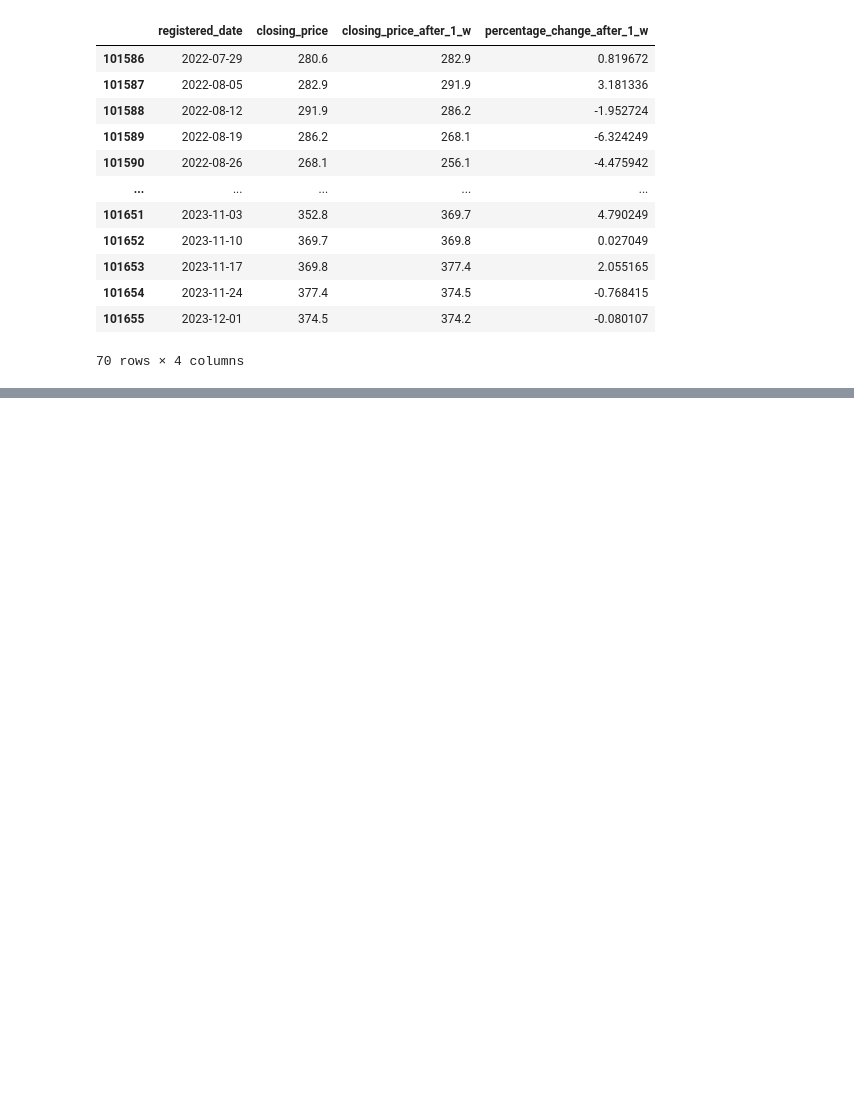
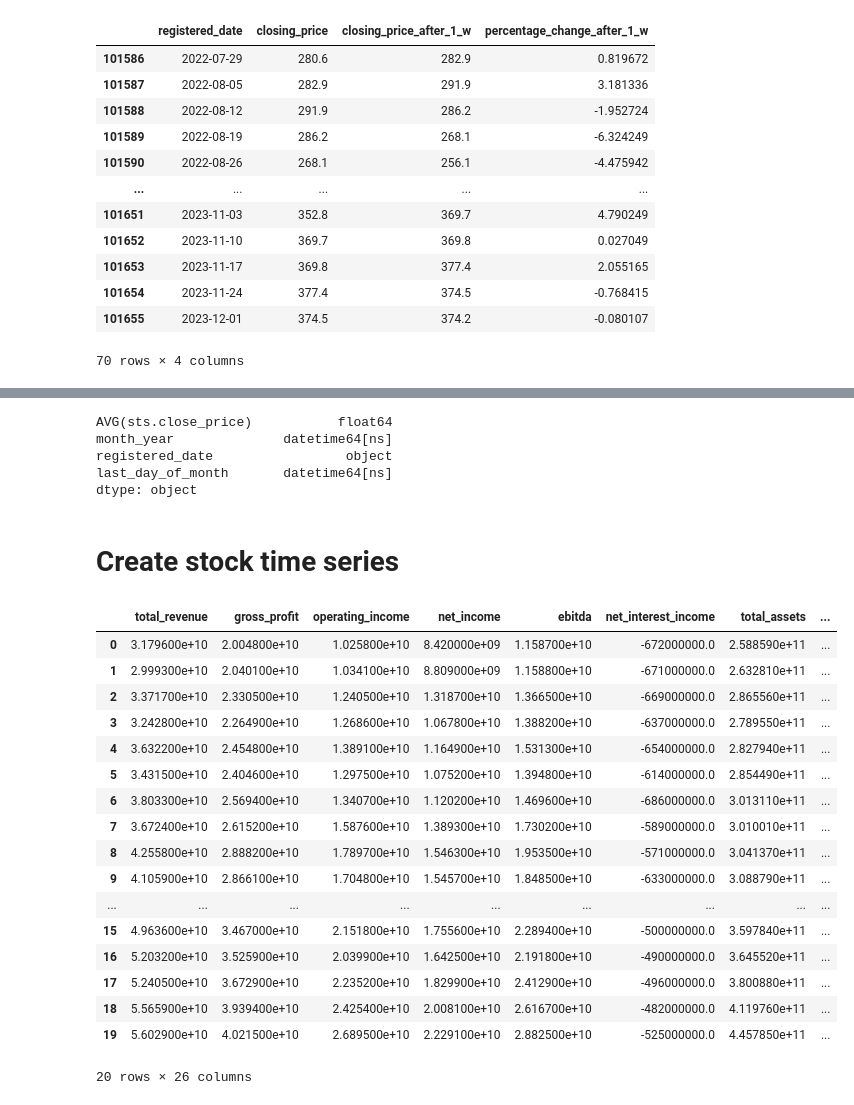
Before and after one commit to OrestisStefanou/InvestorAPI, a Jupyter notebook: Untitled.ipynb, the cells around one changed output, grey strips where cells are left out. Drawn from its saved outputs; the diff is of its cells as text; code cells hidden in the pictures; blank space fills up the shorter version.

```diff
--- a/Untitled.ipynb
+++ b/Untitled.ipynb
@@ -3,4 +3,4 @@ import sqlite3
 
 import pandas as pd
 
-db_conn = sqlite3.connect('/Users/orestis/MyProjects/InvestorAPI/app/database/ibd.db')
+db_conn = sqlite3.connect('/home/orestis/code/Orestis/InvestorAPI/app/database/ibd.db')
@@ -44,0 +96,10 @@ df[['registered_date', 'closing_price', 'closing_price_after_1_w', 'percentage_c
+# %%
+sector_df.dtypes
+# %% [output]
+AVG(sts.close_price)           float64
+month_year              datetime64[ns]
+registered_date                 object
+last_day_of_month       datetime64[ns]
+dtype: object
+# %% [markdown]
+# Create stock time series
@@ -44,0 +150,21 @@ df[['registered_date', 'closing_price', 'closing_price_after_1_w', 'percentage_c
+# %%
+stock_fundamental_df
+# %% [output]
+|  | total_revenue | gross_profit | operating_income | net_income | ebitda | net_interest_income | total_assets | ... |
+| 0 | 3.179600e+10 | 2.004800e+10 | 1.025800e+10 | 8.420000e+09 | 1.158700e+10 | -672000000.0 | 2.588590e+11 | ... |
+| 1 | 2.999300e+10 | 2.040100e+10 | 1.034100e+10 | 8.809000e+09 | 1.158800e+10 | -671000000.0 | 2.632810e+11 | ... |
+| 2 | 3.371700e+10 | 2.330500e+10 | 1.240500e+10 | 1.318700e+10 | 1.366500e+10 | -669000000.0 | 2.865560e+11 | ... |
+| 3 | 3.242800e+10 | 2.264900e+10 | 1.268600e+10 | 1.067800e+10 | 1.388200e+10 | -637000000.0 | 2.789550e+11 | ... |
+| 4 | 3.632200e+10 | 2.454800e+10 | 1.389100e+10 | 1.164900e+10 | 1.531300e+10 | -654000000.0 | 2.827940e+11 | ... |
+| 5 | 3.431500e+10 | 2.404600e+10 | 1.297500e+10 | 1.075200e+10 | 1.394800e+10 | -614000000.0 | 2.854490e+11 | ... |
+| 6 | 3.803300e+10 | 2.569400e+10 | 1.340700e+10 | 1.120200e+10 | 1.469600e+10 | -686000000.0 | 3.013110e+11 | ... |
+| 7 | 3.672400e+10 | 2.615200e+10 | 1.587600e+10 | 1.389300e+10 | 1.730200e+10 | -589000000.0 | 3.010010e+11 | ... |
+| 8 | 4.255800e+10 | 2.888200e+10 | 1.789700e+10 | 1.546300e+10 | 1.953500e+10 | -571000000.0 | 3.041370e+11 | ... |
+| 9 | 4.105900e+10 | 2.866100e+10 | 1.704800e+10 | 1.545700e+10 | 1.848500e+10 | -633000000.0 | 3.088790e+11 | ... |
+| ... | ... | ... | ... | ... | ... | ... | ... | ... |
+| 15 | 4.963600e+10 | 3.467000e+10 | 2.151800e+10 | 1.755600e+10 | 2.289400e+10 | -500000000.0 | 3.597840e+11 | ... |
+| 16 | 5.203200e+10 | 3.525900e+10 | 2.039900e+10 | 1.642500e+10 | 2.191800e+10 | -490000000.0 | 3.645520e+11 | ... |
+| 17 | 5.240500e+10 | 3.672900e+10 | 2.235200e+10 | 1.829900e+10 | 2.412900e+10 | -496000000.0 | 3.800880e+11 | ... |
+| 18 | 5.565900e+10 | 3.939400e+10 | 2.425400e+10 | 2.008100e+10 | 2.616700e+10 | -482000000.0 | 4.119760e+11 | ... |
+| 19 | 5.602900e+10 | 4.021500e+10 | 2.689500e+10 | 2.229100e+10 | 2.882500e+10 | -525000000.0 | 4.457850e+11 | ... |
+20 rows × 26 columns
```
Also changed, not shown: parts of 16 cells of this notebook.
